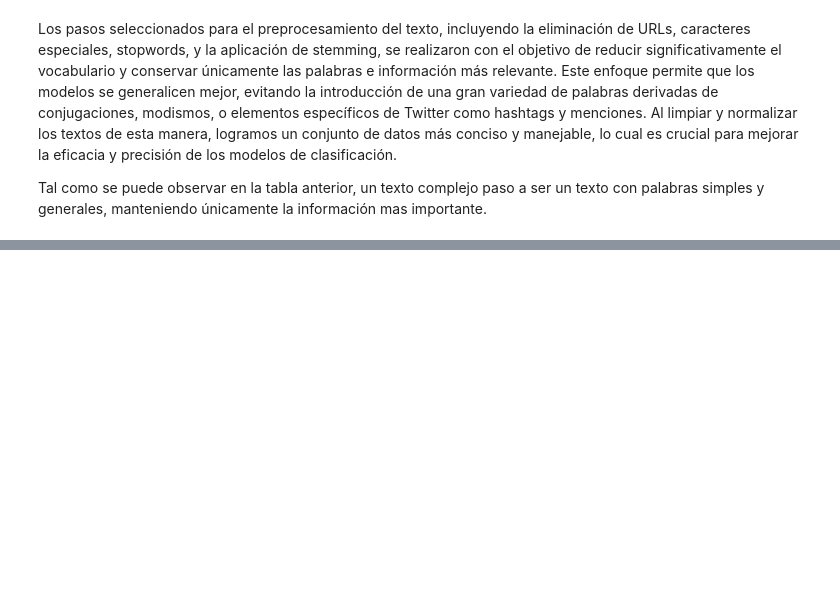
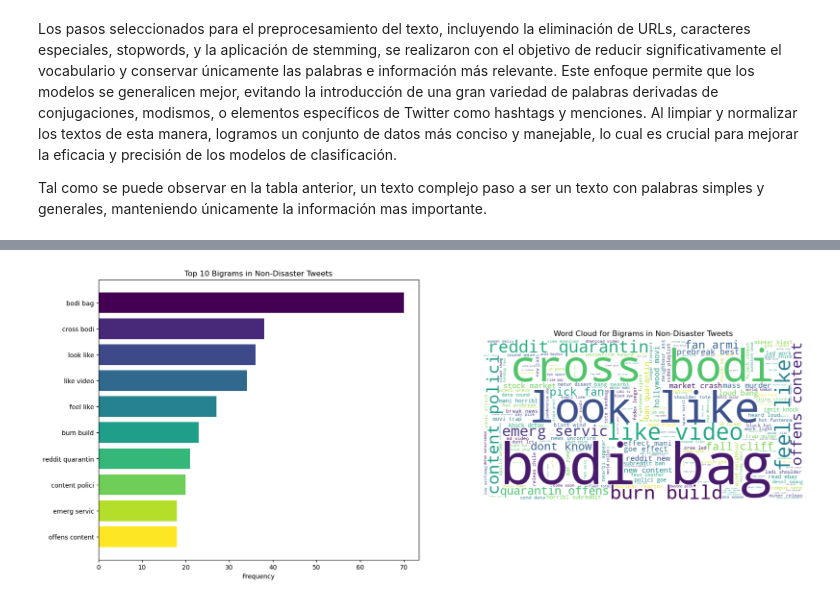
Before and after one commit to LeivaDiego/Lab5-DataScience, a Jupyter notebook: Lab5.ipynb, the cells around one changed output, grey strips where cells are left out. Cells and saved outputs as stored; diff of their text form; code cells hidden in the pictures; blank space fills up the shorter version.

```diff
--- a/Lab5.ipynb
+++ b/Lab5.ipynb
@@ -310,0 +486,6 @@ Tal como se puede observar en la tabla anterior, un texto complejo paso a ser un
+# %%
+# Subplots para Bigrams en tweets no relacionados a desastres
+plot_bars_and_wordcloud(common_bigrams_non_disaster, bigram_wordcloud_non_disaster,
+                        'Top 10 Bigrams in Non-Disaster Tweets', 'Word Cloud for Bigrams in Non-Disaster Tweets')
+# %% [output]
+[figure, added]
```
Also changed, not shown: parts of 37 cells of this notebook.
